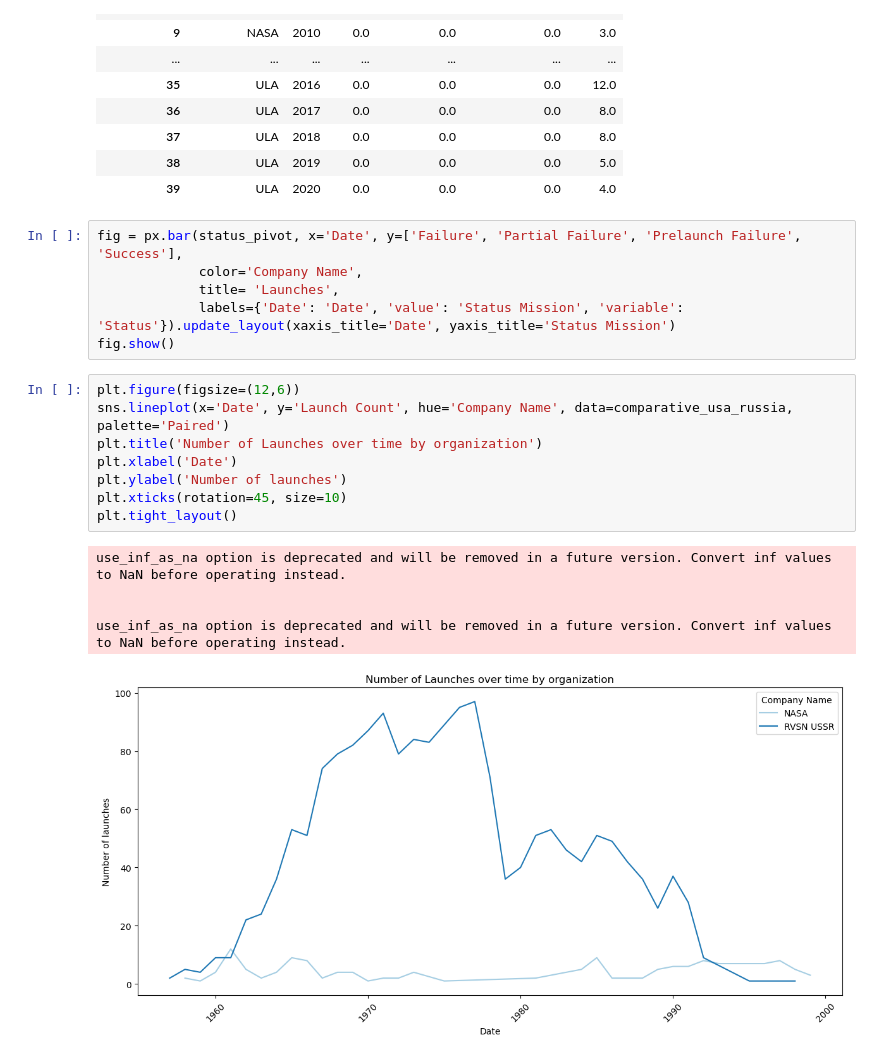
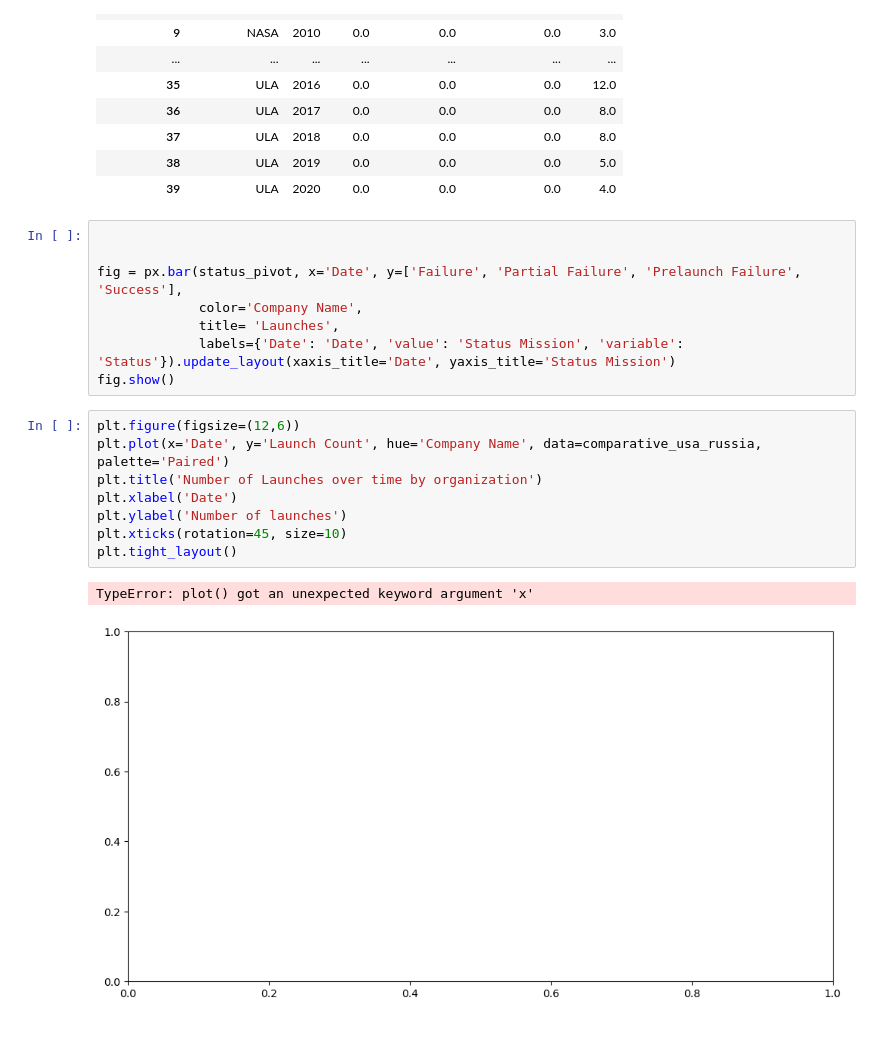
Before and after one commit to ghodgin/space-launch, a Jupyter notebook: launch-exploratory.ipynb, the cells around one changed output. Cells and saved outputs as stored; diff of their text form.

```diff
--- a/launch-exploratory.ipynb
+++ b/launch-exploratory.ipynb
@@ -560,6 +560,8 @@ status_pivot
 | 38 | ULA | 2019 | 0.0 | 0.0 | 0.0 | 5.0 |
 | 39 | ULA | 2020 | 0.0 | 0.0 | 0.0 | 4.0 |
 # %%
+
+
 fig = px.bar(status_pivot, x='Date', y=['Failure', 'Partial Failure', 'Prelaunch Failure', 'Success'],
              color='Company Name',
              title= 'Launches',
@@ -567,15 +569,12 @@ fig = px.bar(status_pivot, x='Date', y=['Failure', 'Partial Failure', 'Prelaunch
 fig.show()
 # %%
 plt.figure(figsize=(12,6))
-sns.lineplot(x='Date', y='Launch Count', hue='Company Name', data=comparative_usa_russia, palette='Paired')
+plt.plot(x='Date', y='Launch Count', hue='Company Name', data=comparative_usa_russia, palette='Paired')
 plt.title('Number of Launches over time by organization')
 plt.xlabel('Date')
 plt.ylabel('Number of launches')
 plt.xticks(rotation=45, size=10)
 plt.tight_layout()
 # %% [output]
-use_inf_as_na option is deprecated and will be removed in a future version. Convert inf values to NaN before operating instead.
-
-
-use_inf_as_na option is deprecated and will be removed in a future version. Convert inf values to NaN before operating instead.
+TypeError: plot() got an unexpected keyword argument 'x'
-[figure, old version]
+[figure, new version]
```
Also changed, not shown: 1 other file.
